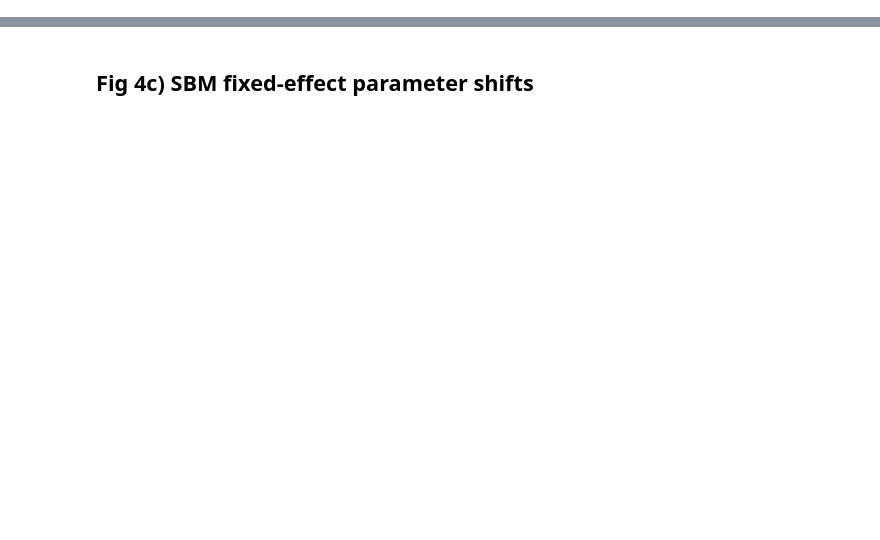
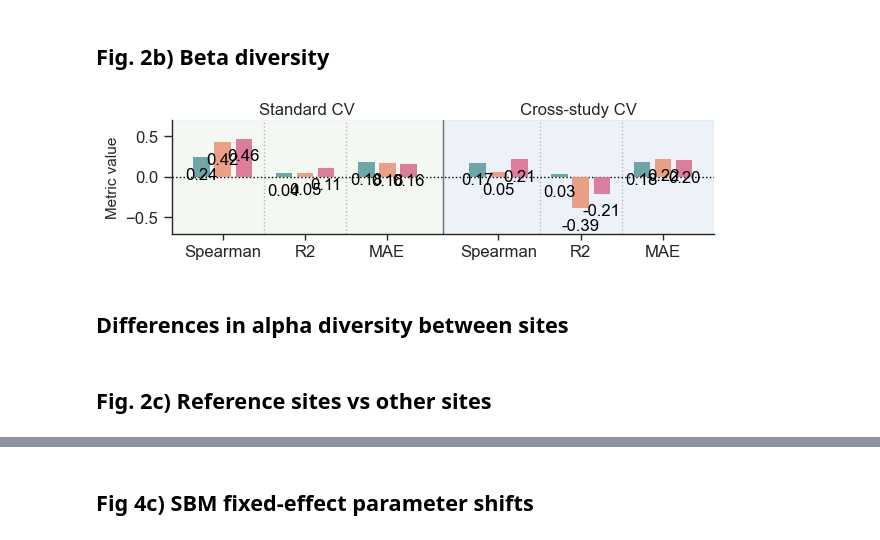
Before and after one commit to j-nystrom/biodiversity-impacts, a Jupyter notebook: notebooks/1_manuscript_main.ipynb, the cells around one changed output, grey strips where cells are left out. Cells and saved outputs as stored; diff of their text form; code cells hidden in the pictures; blank space fills up the shorter version.

```diff
--- a/notebooks/1_manuscript_main.ipynb
+++ b/notebooks/1_manuscript_main.ipynb
@@ -2762,0 +394,11 @@ def plot_parameter_spread_panel(
+# %%
+# Build Fig 2b fold-level and all-observation performance summaries.
+beta_summary_results = build_model_performance_summary(
+    dfs={
+        # "GLMM beta": glmm_beta_results,
+        "SBM beta": sbm_beta_results,
+        "BRM beta": brm_beta_results,
+        "BTM beta": btm_beta_results,
+    },
+)
+display(beta_summary_results)
@@ -2762,0 +696,14 @@ def plot_parameter_spread_panel(
+# %% [markdown]
+## Fig. 2b) Beta diversity
+# %%
+# Plot Fig 2b as median fold-level bars for beta model performance.
+fig2b_beta_summary = model_performance_barplot(
+    summary_df=beta_summary_results,
+    figsize=fig2_figsize,
+    y_limits=fig2_y_limits,
+    bar_width=fig2_bar_width,
+    show_axes_labels_values=True,
+    show_mean_values=True,
+)
+# %% [output]
+[figure, added]
@@ -2762,0 +717,2 @@ def plot_parameter_spread_panel(
+# %% [markdown]
+## Differences in alpha diversity between sites
@@ -2762,0 +917,2 @@ def plot_parameter_spread_panel(
+# %% [markdown]
+## Fig. 2c) Reference sites vs other sites
```
Also changed, not shown: parts of 358 cells of this notebook, 26 other files.
